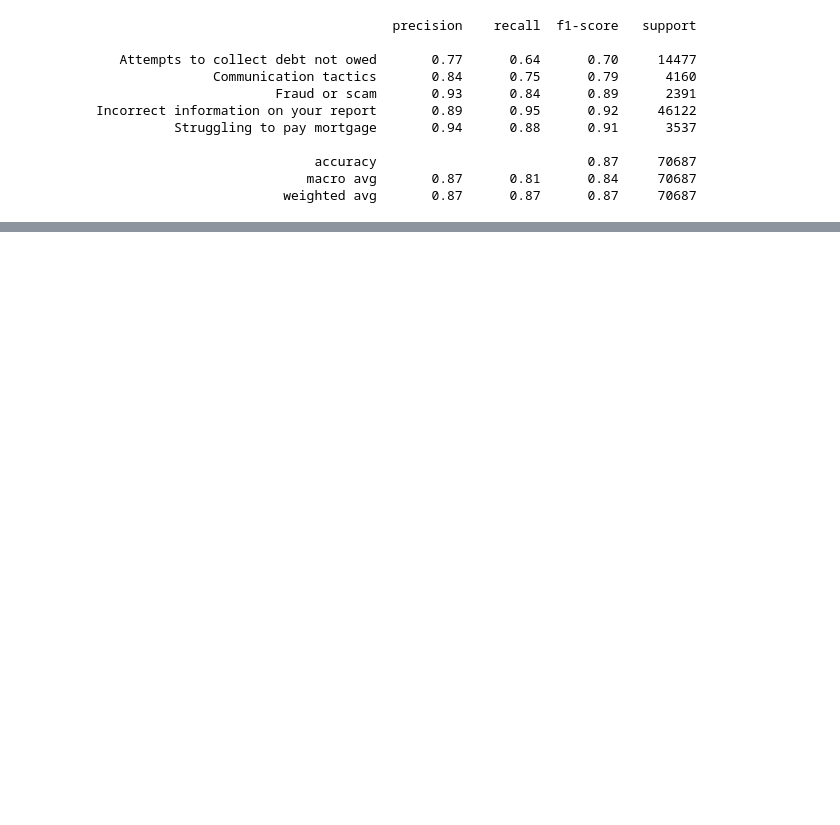
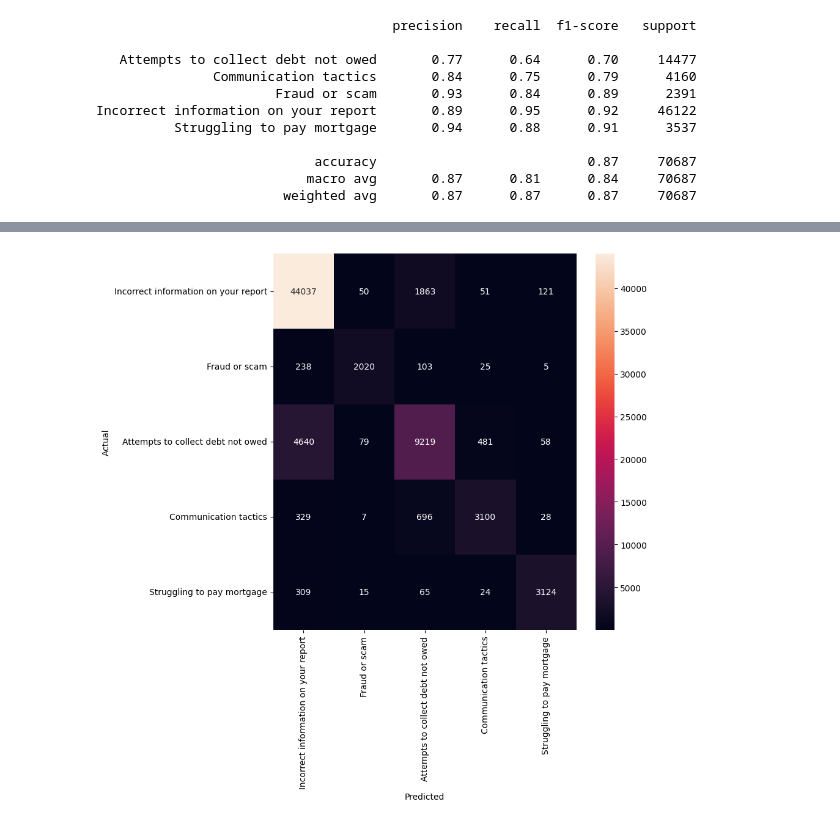
Before and after one commit to hcgreer/cfpb_text_classification, a Jupyter notebook: RM_Capo_Coders.ipynb, the cells around one changed output, grey strips where cells are left out. Cells and saved outputs as stored; diff of their text form; code cells hidden in the pictures; blank space fills up the shorter version.

```diff
--- a/RM_Capo_Coders.ipynb
+++ b/RM_Capo_Coders.ipynb
@@ -82,19 +124,3 @@ Incorrect information on your report       0.89      0.95      0.92     46122
                             accuracy                           0.87     70687
                            macro avg       0.87      0.81      0.84     70687
                         weighted avg       0.87      0.87      0.87     70687
-# %%
-import umap
-
-vectorizer = CountVectorizer()
-X_train_vec = vectorizer.fit_transform(X_train)
-X_test_vec = vectorizer.transform(X_test)
-
-umap_model = umap.UMAP()
-X_train_umap = umap_model.fit_transform(X_train_vec)
-X_test_umap = umap_model.transform(X_test_vec)
-
-clf = LogisticRegression()
-clf.fit(X_train_umap, y_train)
-
-y_pred = clf.predict(X_test_umap)
-classification_report(y_test, y_pred)
@@ -137,0 +127,9 @@ complaints
+# %%
+from io import StringIO
+col = ['Consumer complaint narrative', 'Issue']
+complaints_no_x = complaints_no_x[col]
+complaints_no_x = complaints_no_x[pd.notnull(complaints_no_x['Consumer complaint narrative'])]
+complaints_no_x.columns = ['complaints', 'issue']
+complaints_no_x['label'] = complaints_no_x['issue'].factorize()[0]
+label_df = complaints_no_x[['issue', 'label']].drop_duplicates().sort_values('label')
+complaints_no_x
@@ -138,3 +150,23 @@ complaints
+# %%
+from sklearn.metrics import confusion_matrix
+import matplotlib.pyplot as plt
+import seaborn as sns
+# Set categories of issue column to match label_df
+complaints_no_x['issue'] = pd.Categorical(complaints_no_x['issue'], categories=label_df['issue'])
+
+# Factorize issue column
+complaints_no_x['label'] = complaints_no_x['issue'].cat.codes
+
+conf_mat = confusion_matrix(y_test, y_pred, labels=label_df['issue'].tolist())
+
+fig, ax = plt.subplots(figsize=(8,8))
+sns.heatmap(conf_mat, annot=True, fmt='d',
+            xticklabels=label_df.issue.values, yticklabels=label_df.issue.values)
+plt.ylabel('Actual')
+plt.xlabel('Predicted')
+plt.show()
+# %% [output]
+[figure, added]
 # %%
 # Rohit's stopword filter
 # nltk.download('stopwords')
```
Also changed, not shown: parts of 14 cells of this notebook.
